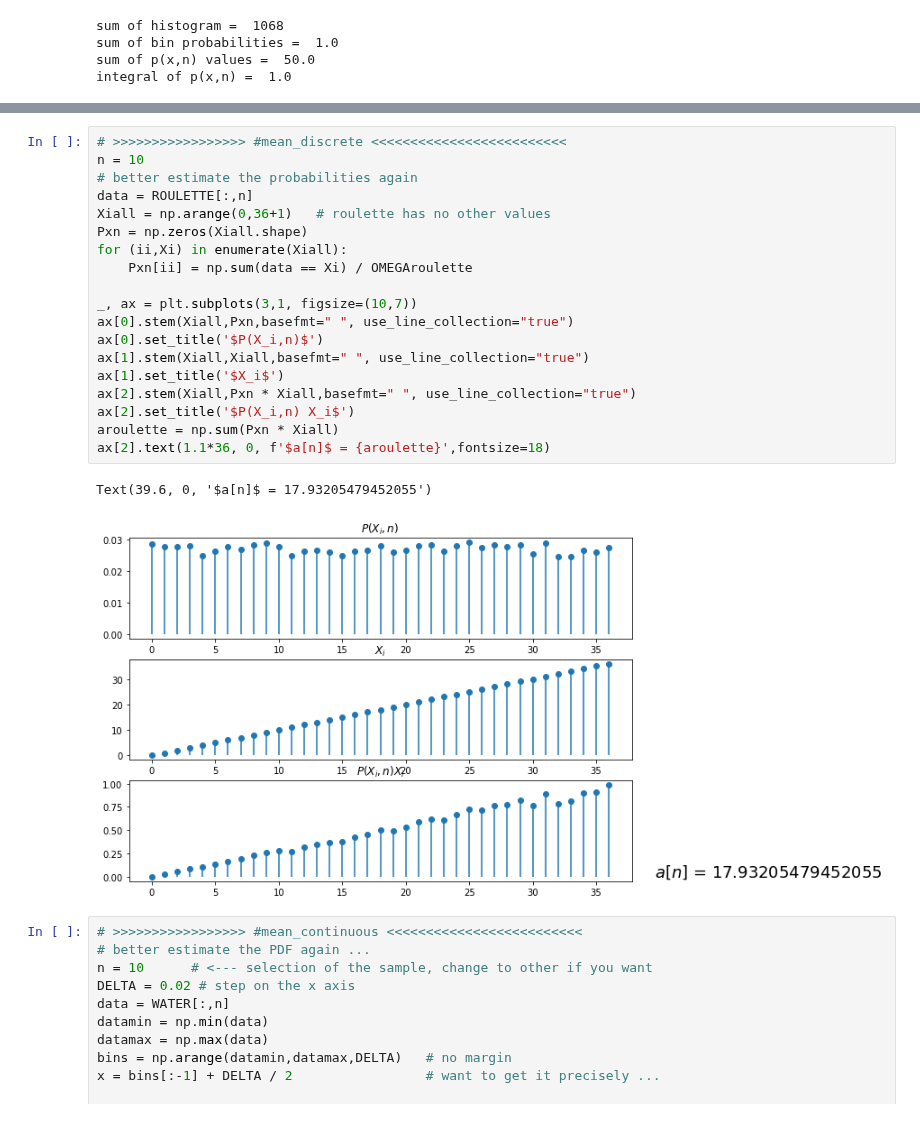
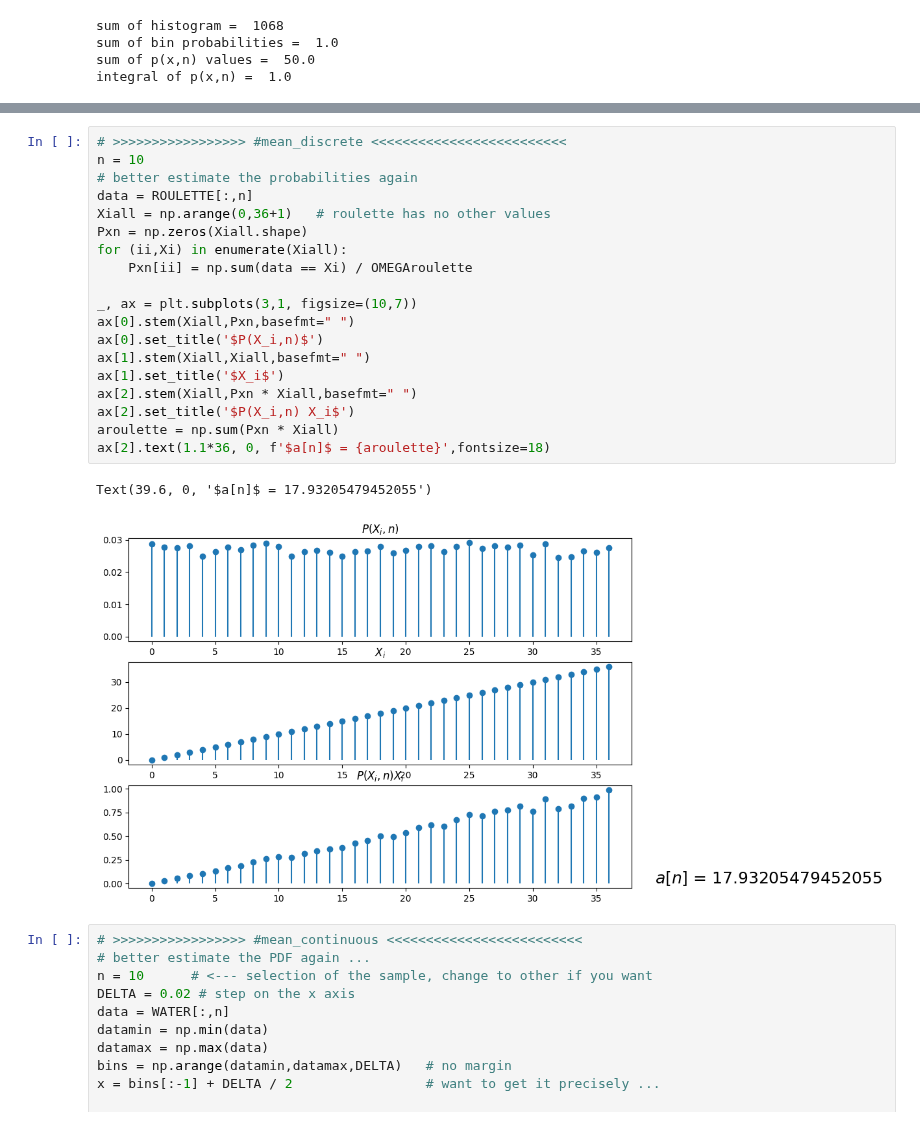
Before and after one commit to Katzoun/ISS-course, a Jupyter notebook: 06_random_1/random_1.ipynb, the cells around one changed output, grey strips where cells are left out. Cells and saved outputs as stored; diff of their text form.

```diff
--- a/06_random_1/random_1.ipynb
+++ b/06_random_1/random_1.ipynb
@@ -250,25 +250,25 @@ print(np.sum(px1x2n1n2) * DELTA * DELTA)
 # %%
 # >>>>>>>>>>>>>>>>> #mean_discrete <<<<<<<<<<<<<<<<<<<<<<<<<
 n = 10
 # better estimate the probabilities again
 data = ROULETTE[:,n]
 Xiall = np.arange(0,36+1)   # roulette has no other values
 Pxn = np.zeros(Xiall.shape)
 for (ii,Xi) in enumerate(Xiall):
     Pxn[ii] = np.sum(data == Xi) / OMEGAroulette
 
 _, ax = plt.subplots(3,1, figsize=(10,7))
-ax[0].stem(Xiall,Pxn,basefmt=" ", use_line_collection="true")
+ax[0].stem(Xiall,Pxn,basefmt=" ")
 ax[0].set_title('$P(X_i,n)$')
-ax[1].stem(Xiall,Xiall,basefmt=" ", use_line_collection="true")
+ax[1].stem(Xiall,Xiall,basefmt=" ")
 ax[1].set_title('$X_i$')
-ax[2].stem(Xiall,Pxn * Xiall,basefmt=" ", use_line_collection="true")
+ax[2].stem(Xiall,Pxn * Xiall,basefmt=" ")
 ax[2].set_title('$P(X_i,n) X_i$')
 aroulette = np.sum(Pxn * Xiall)
 ax[2].text(1.1*36, 0, f'$a[n]$ = {aroulette}',fontsize=18)
 # %% [output]
 Text(39.6, 0, '$a[n]$ = 17.93205479452055')
-[figure, old version]
+[figure, new version]
 # %%
 # >>>>>>>>>>>>>>>>> #mean_continuous <<<<<<<<<<<<<<<<<<<<<<<<<
 # better estimate the PDF again ...
```
Also changed, not shown: parts of 9 cells of this notebook, 11 other files.
